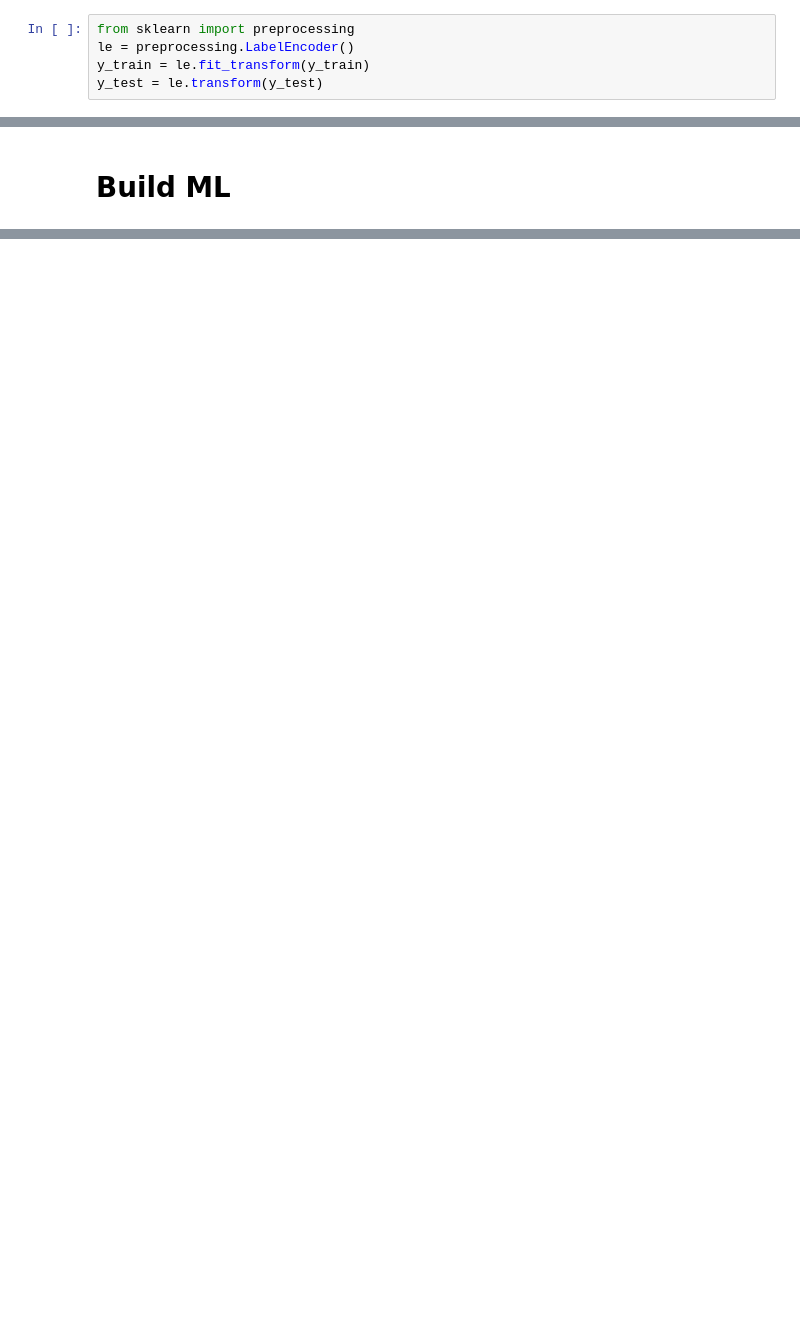
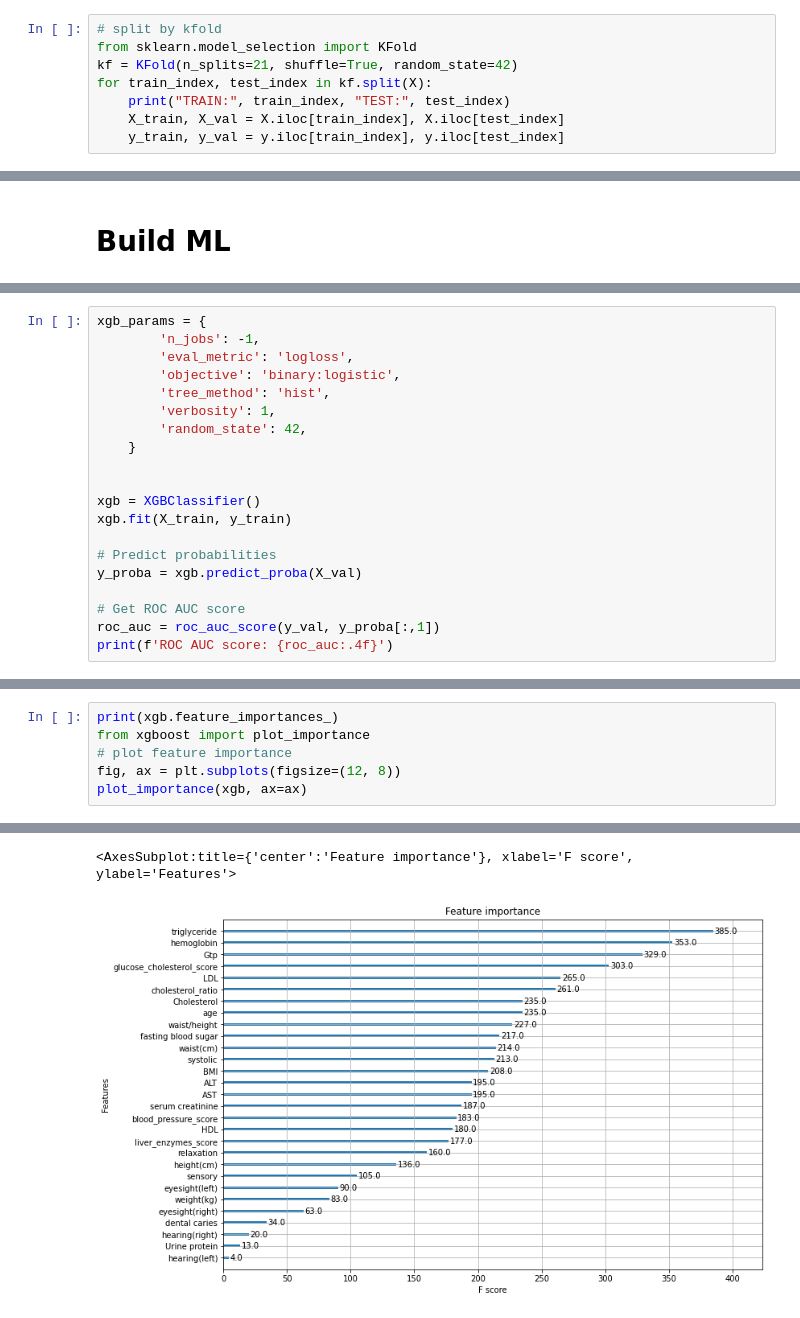
Before and after one commit to dwiwekan/Binary-Prediction-of-Smoker-Status-using-Bio-Signals, a Jupyter notebook: Complete ML.ipynb, the cells around one changed output, grey strips where cells are left out. Saved outputs shown, nothing was run; the diff lists cells and outputs as text; blank space fills up the shorter version.

```diff
--- a/Complete ML.ipynb
+++ b/Complete ML.ipynb
@@ -416,5 +562,8 @@ See Full Dataframe in Mito
-# %%
-from sklearn import preprocessing
-le = preprocessing.LabelEncoder()
-y_train = le.fit_transform(y_train)
-y_test = le.transform(y_test)
+# %%
+# split by kfold
+from sklearn.model_selection import KFold
+kf = KFold(n_splits=21, shuffle=True, random_state=42)
+for train_index, test_index in kf.split(X):
+    print("TRAIN:", train_index, "TEST:", test_index)
+    X_train, X_val = X.iloc[train_index], X.iloc[test_index]
+    y_train, y_val = y.iloc[train_index], y.iloc[test_index]
@@ -464,0 +622,20 @@ PassiveAggressiveClassifier          0.57
+# %%
+xgb_params = {
+        'n_jobs': -1,
+        'eval_metric': 'logloss',
+        'objective': 'binary:logistic',
+        'tree_method': 'hist',
+        'verbosity': 1,
+        'random_state': 42,
+    }
+
+
+xgb = XGBClassifier()
+xgb.fit(X_train, y_train)
+
+# Predict probabilities
+y_proba = xgb.predict_proba(X_val)
+
+# Get ROC AUC score
+roc_auc = roc_auc_score(y_val, y_proba[:,1])
+print(f'ROC AUC score: {roc_auc:.4f}')
@@ -464,0 +659,7 @@ PassiveAggressiveClassifier          0.57
+# %%
+print(xgb.feature_importances_)
+from xgboost import plot_importance
+# plot feature importance
+fig, ax = plt.subplots(figsize=(12, 8))
+plot_importance(xgb, ax=ax)
+# %% [output]
@@ -464,0 +671,2 @@ PassiveAggressiveClassifier          0.57
+<AxesSubplot:title={'center':'Feature importance'}, xlabel='F score', ylabel='Features'>
+[figure, added]
```
Also changed, not shown: parts of 37 cells of this notebook, 2 other files.
